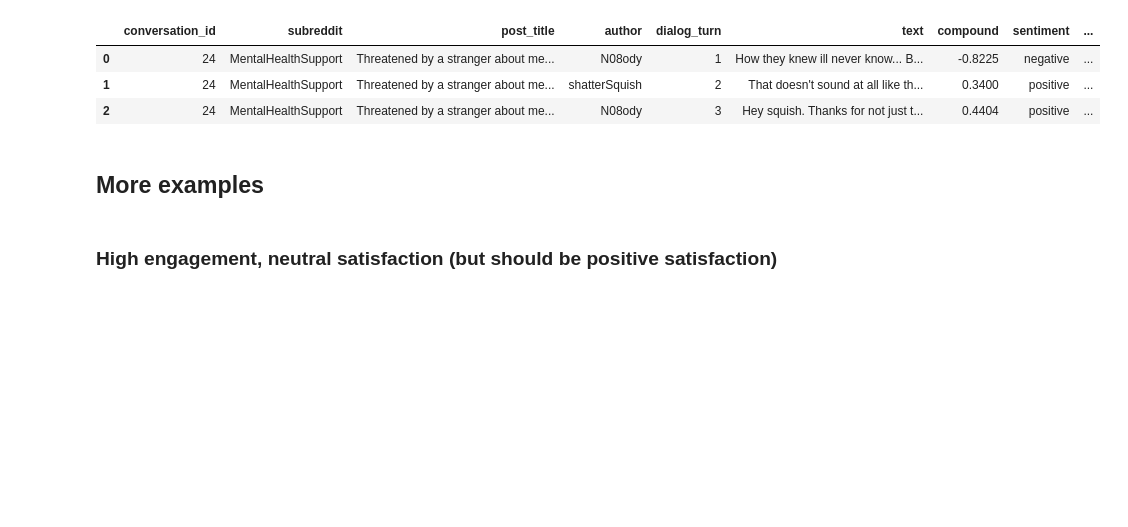
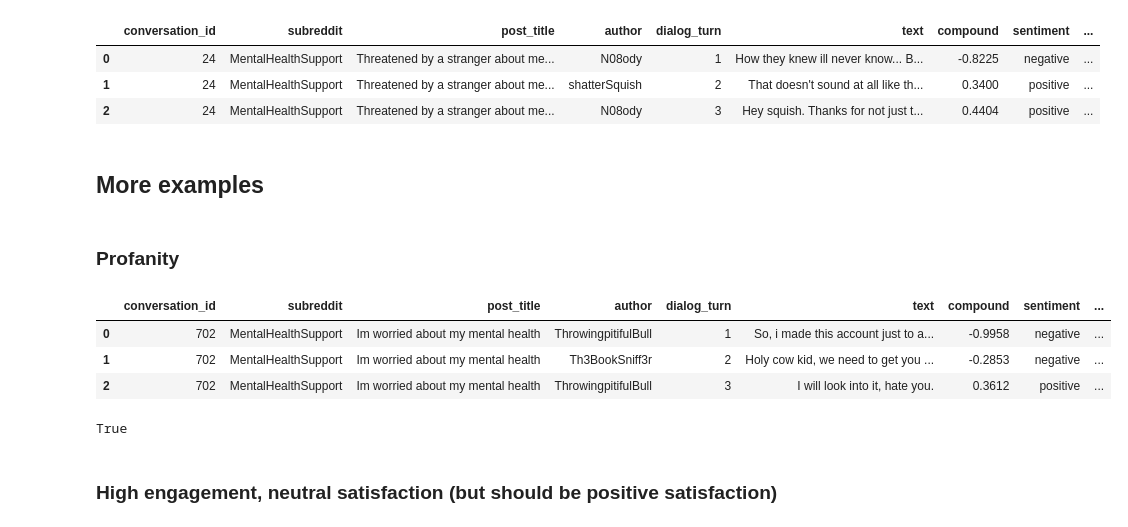
Before and after one commit to cetsen/therapeutic-chatbot, a Jupyter notebook: engagement_satisfaction.ipynb, the cells around one changed output. Saved outputs shown, nothing was run; the diff lists cells and outputs as text; code cells hidden in the pictures; blank space fills up the shorter version.

```diff
--- a/engagement_satisfaction.ipynb
+++ b/engagement_satisfaction.ipynb
@@ -378,6 +393,21 @@ Classification summary:  highly engaging ,  highly satisfying
 | 2 | 24 | MentalHealthSupport | Threatened by a stranger about me... | N08ody | 3 | Hey squish. Thanks for not just t... | 0.4404 | positive | ... |
 # %% [markdown]
 ## More examples
+# %% [markdown]
+### Profanity
+# %%
+conversation, speaker, listener, speaker_responses, listener_responses, num_speaker_responses, num_listener_responses = extract_responses(702)
+conversation['text'].replace({'I will look into it, thank you.': 'I will look into it, hate you.'}, inplace=True)
+conversation
+# %% [output]
+|  | conversation_id | subreddit | post_title | author | dialog_turn | text | compound | sentiment | ... |
+| 0 | 702 | MentalHealthSupport | Im worried about my mental health | ThrowingpitifulBull | 1 | So, i made this account just to a... | -0.9958 | negative | ... |
+| 1 | 702 | MentalHealthSupport | Im worried about my mental health | Th3BookSniff3r | 2 | Holy cow kid, we need to get you ... | -0.2853 | negative | ... |
+| 2 | 702 | MentalHealthSupport | Im worried about my mental health | ThrowingpitifulBull | 3 | I will look into it, hate you. | 0.3612 | positive | ... |
+# %%
+contains_profanity(conversation, speaker)
+# %% [output]
+True
 # %% [markdown]
 ### High engagement, neutral satisfaction (but should be positive satisfaction)
 # %%
```
Also changed, not shown: parts of 15 cells of this notebook.
